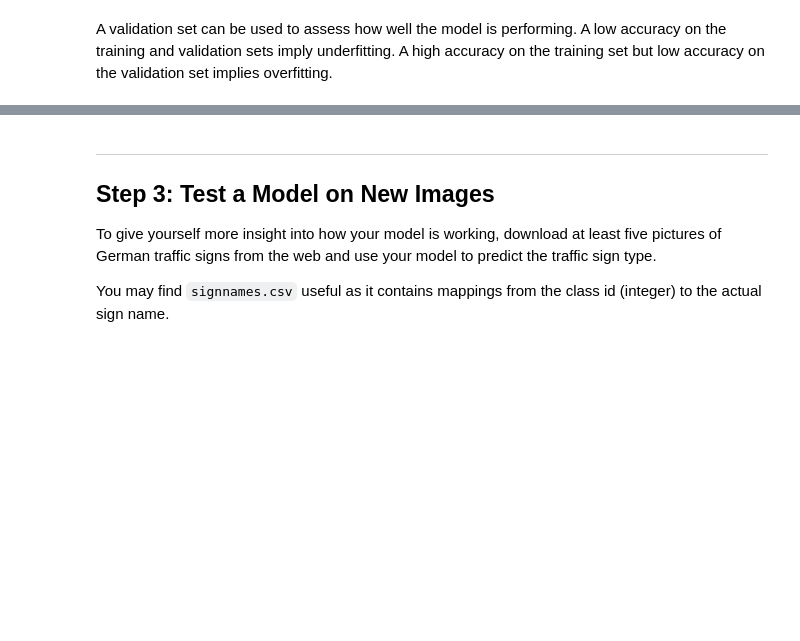
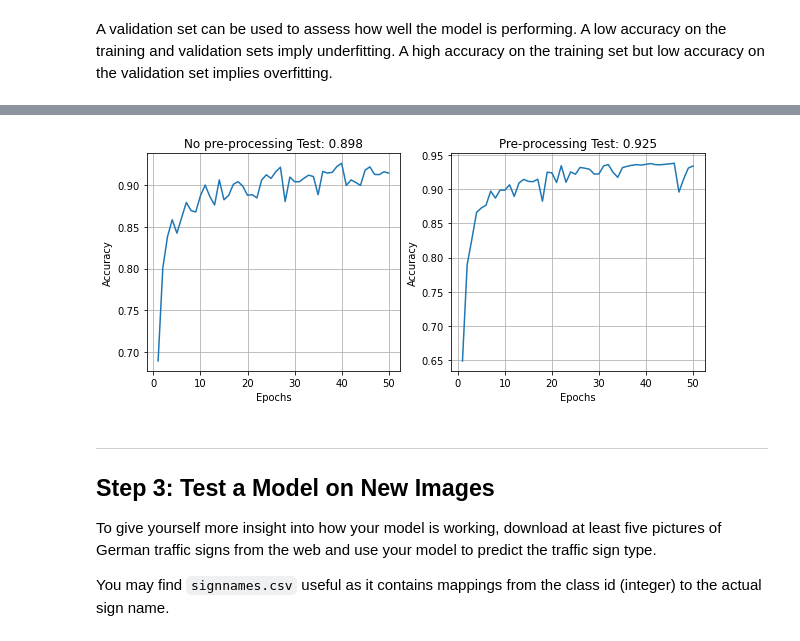
Before and after one commit to ebots-hung/CarND-Traffic-Sign-Classifier-Project, a Jupyter notebook: Traffic_Sign_Classifier.ipynb, the cells around one changed output, grey strips where cells are left out. Drawn from its saved outputs; the diff is of its cells as text; code cells hidden in the pictures; blank space fills up the shorter version.

```diff
--- a/Traffic_Sign_Classifier.ipynb
+++ b/Traffic_Sign_Classifier.ipynb
@@ -653,0 +504,11 @@ visualizeTraining([leNetNoNormalized, leNetNormalized, leNetDropoutGray, leNetSi
+# %%
+### Train your model with no-processing data
+### LeNet - No processing
+modelName = "noNormalizedNN"
+name = 'No pre-processing'
+net = LeNet
+inputs = noNormalized
+xChannels = 3
+batchSize = 156
+epochs = 50
+rate = 0.00095
@@ -653,0 +618,30 @@ visualizeTraining([leNetNoNormalized, leNetNormalized, leNetDropoutGray, leNetSi
+# %%
+### Train your model here with pre-processing data
+# select one of three models to train
+modelName = "normalizedImagesNN"
+# modelName = "grayImagesNN"
+# modelName = "singleGrayImagesNN"
+
+if modelName == "normalizedImagesNN":
+    ### LeNet - Pre-processing/Normalized
+    name = 'Pre-processing'
+    net = LeNet
+    inputs = normalizedImages
+    xChannels = 3
+elif modelName == "grayImagesNN":
+    ### LeNet - Pre-processing/Grayscale
+    name = 'Grayscale Pre-processing'
+    net = LeNetDropouts
+    inputs = grayImages
+    xChannels = 3
+elif modelName == "singleGrayImagesNN":
+    ### LeNet - Pre-processing/Single channel grayscale
+    name = 'Single channel Grayscale Pre-processing'
+    net = LeNetSingleChannel
+    inputs = singleGrayImages
+    xChannels = 1
+else: print("Please select a model to train!!!")
+
+batchSize = 156
+epochs = 50
+rate = 0.00095
@@ -654,3 +721,7 @@ visualizeTraining([leNetNoNormalized, leNetNormalized, leNetDropoutGray, leNetSi
+# %%
+visualizeTraining([noNormalizedNN, normalizedNN])
+# %% [output]
+[figure, added]
 # %% [markdown]
 ---
 
```
Also changed, not shown: parts of 21 cells of this notebook, 6 other files.
